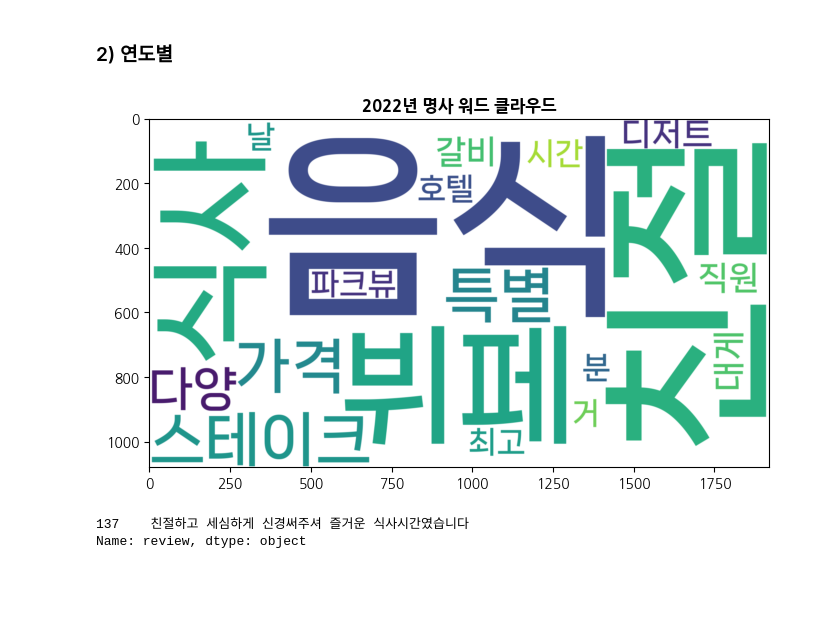
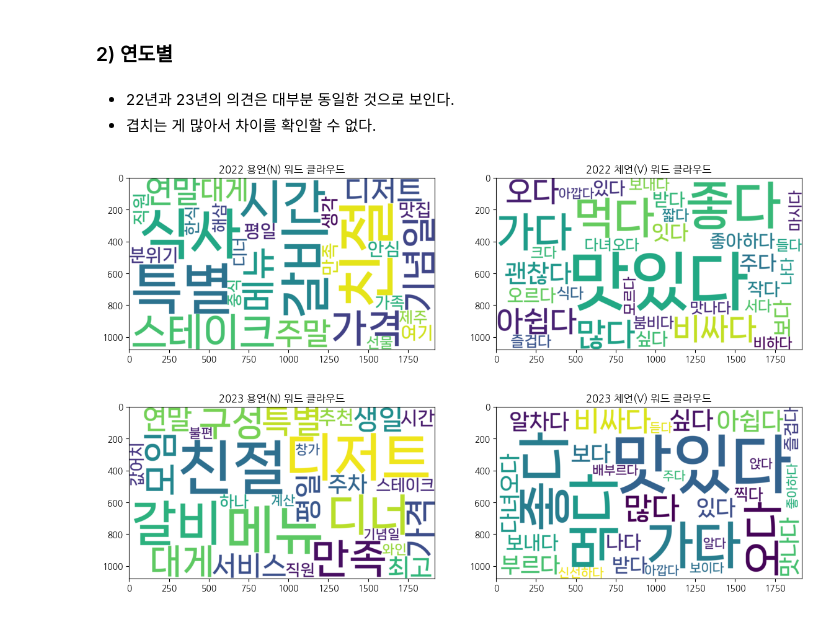
Before and after one commit to narae3759/PPS, a Jupyter notebook: projects/intern_project/04_EDA.ipynb, the cells around one changed output. Saved outputs shown, nothing was run; the diff lists cells and outputs as text; code cells hidden in the pictures; blank space fills up the shorter version.

```diff
--- a/projects/intern_project/04_EDA.ipynb
+++ b/projects/intern_project/04_EDA.ipynb
@@ -243,14 +174,15 @@ wordcloud.draw(column="V", title="동사/형용사 워드 클라우드")
 # %% [markdown]
 ### 2) 연도별
+# %% [markdown]
+* 22년과 23년의 의견은 대부분 동일한 것으로 보인다.
+* 겹치는 게 많아서 차이를 확인할 수 없다.
 # %%
 by_year = tk_data[tk_data["date"].dt.year==2022]
-wordcloud = WordCloudTool(by_year)
+wordcloud22 = draw_wordcloud_by_period(by_year, title="2022")
+# %% [output]
+[figure, added]
-# %%
-wordcloud.draw(column="N", title="2022년 명사 워드 클라우드")
-# %% [output]
-[figure, removed]
-# %%
-search_review(tk_data, "신경")
-# %% [output]
-137    친절하고 세심하게 신경써주셔 즐거운 식사시간였습니다
-Name: review, dtype: object
+# %%
+by_year = tk_data[tk_data["date"].dt.year==2023]
+wordcloud23 = draw_wordcloud_by_period(by_year, title="2023")
+# %% [output]
+[figure, added]
```
Also changed, not shown: parts of 27 cells of this notebook, 5 other files.
